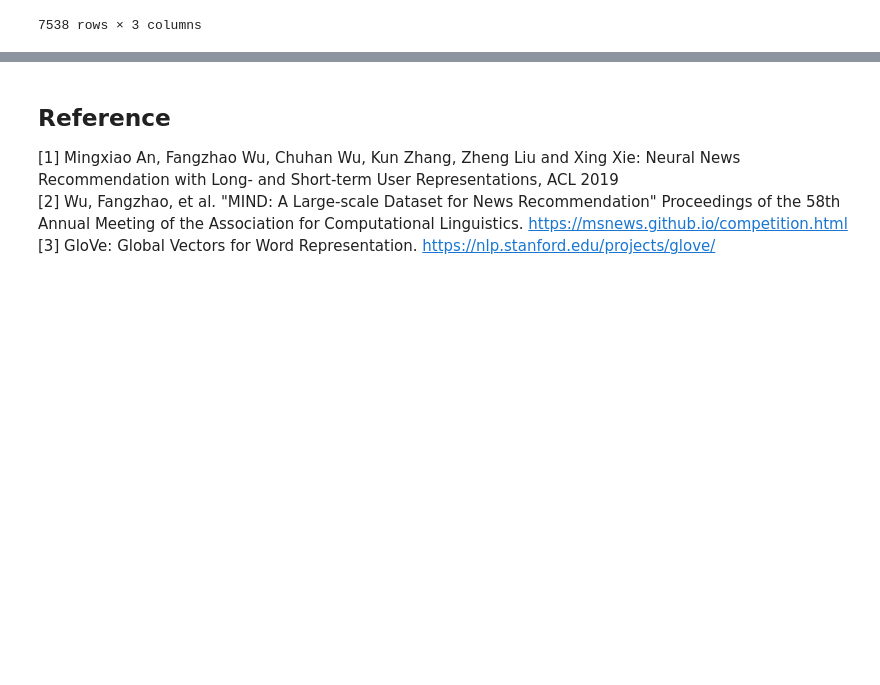
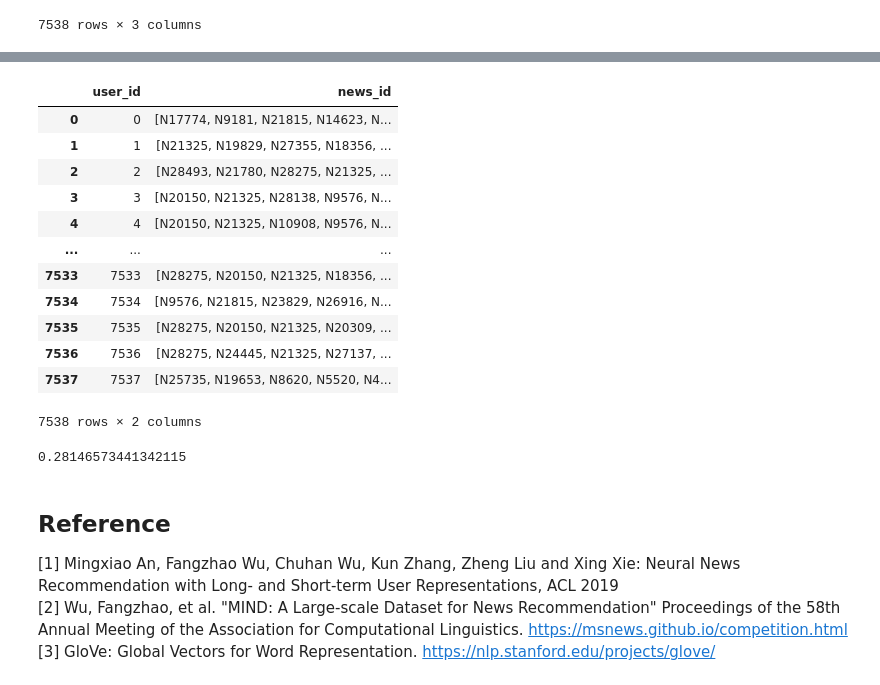
Before and after one commit to aisa6148/News_Recommendation_Project_2023, a Jupyter notebook: lstur_MIND.ipynb, the cells around one changed output, grey strips where cells are left out. Saved outputs shown, nothing was run; the diff lists cells and outputs as text; code cells hidden in the pictures; blank space fills up the shorter version.

Commit message:
Updated diversity with MMR start value correction

```diff
--- a/lstur_MIND.ipynb
+++ b/lstur_MIND.ipynb
@@ -571,3 +576,26 @@ print(diversity_eval_mmr(mmr_rerank_df))
+# %%
+mmr_rerank_data_75 = mmr_all(user_rec_norm_df, 0.75, 5)
+mmr_rerank_df_75 = pd.DataFrame(list(mmr_rerank_data_75.items()), columns=['user_id', 'news_id'])
+
+mmr_rerank_df_75
+# %% [output]
+|  | user_id | news_id |
+| 0 | 0 | [N17774, N9181, N21815, N14623, N... |
+| 1 | 1 | [N21325, N19829, N27355, N18356, ... |
+| 2 | 2 | [N28493, N21780, N28275, N21325, ... |
+| 3 | 3 | [N20150, N21325, N28138, N9576, N... |
+| 4 | 4 | [N20150, N21325, N10908, N9576, N... |
+| ... | ... | ... |
+| 7533 | 7533 | [N28275, N20150, N21325, N18356, ... |
+| 7534 | 7534 | [N9576, N21815, N23829, N26916, N... |
+| 7535 | 7535 | [N28275, N20150, N21325, N20309, ... |
+| 7536 | 7536 | [N28275, N24445, N21325, N27137, ... |
+| 7537 | 7537 | [N25735, N19653, N8620, N5520, N4... |
+7538 rows × 2 columns
+# %%
+print(diversity_eval_mmr(mmr_rerank_df_75))
+# %% [output]
+0.28146573441342115
 # %% [markdown]
 ## Reference
 \[1\] Mingxiao An, Fangzhao Wu, Chuhan Wu, Kun Zhang, Zheng Liu and Xing Xie: Neural News Recommendation with Long- and Short-term User Representations, ACL 2019<br>
```
Also changed, not shown: parts of 6 cells of this notebook, 1 other file.
